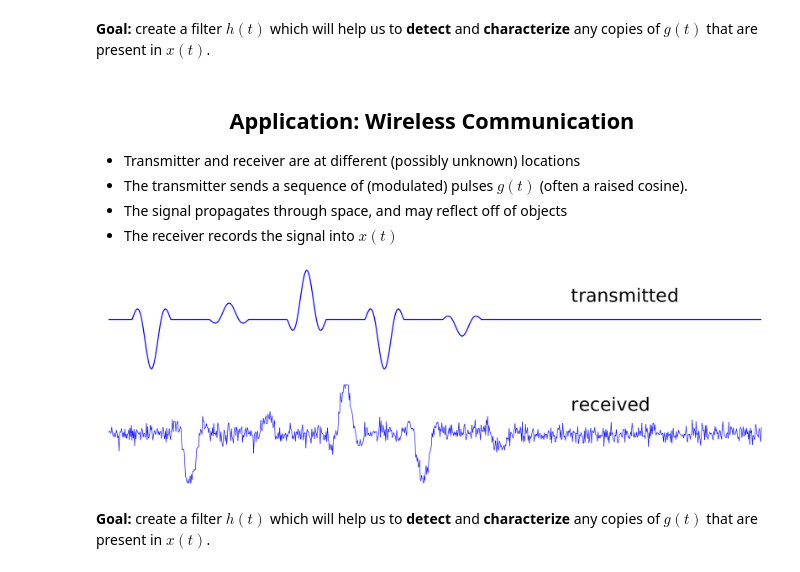
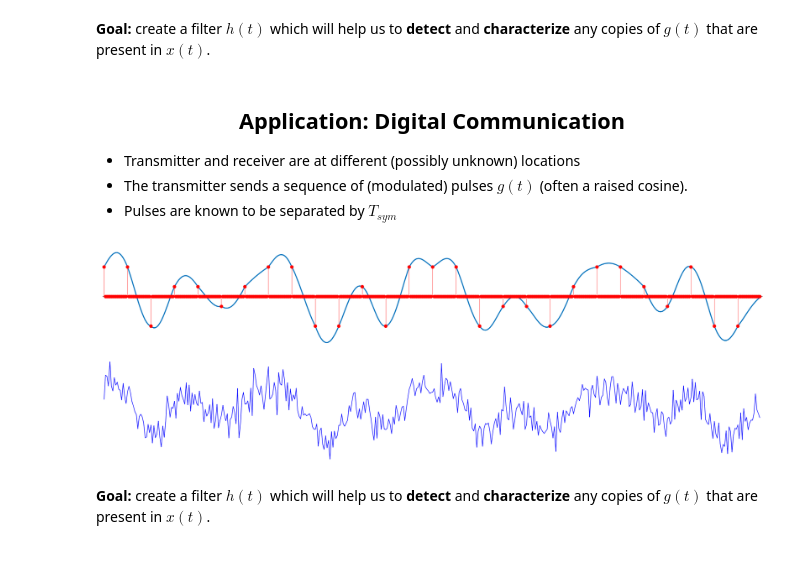
Before and after one commit to danjacobellis/EE445S-lab, a Jupyter notebook: lecture_notes/nov8.ipynb, the cells around one changed output. Drawn from its saved outputs; the diff is of its cells as text; code cells hidden in the pictures.

```diff
--- a/lecture_notes/nov8.ipynb
+++ b/lecture_notes/nov8.ipynb
@@ -108,28 +111,26 @@ text(700,1.5,'\fontsize{28} multiple reflections','interpreter','tex');
 **Goal:** create a filter $h(t)$ which will help us to **detect** and **characterize** any copies of $g(t)$ that are present in $x(t)$.
 # %% [markdown]
 <center> <h2>
-Application: Wireless Communication
+Application: Digital Communication
 </h2> </center>
 
 * Transmitter and receiver are at different (possibly unknown) locations
 * The transmitter sends a sequence of (modulated) pulses $g(t)$ (often a raised cosine).
-* The signal propagates through space, and may reflect off of objects
-* The receiver records the signal into $x(t)$
+* Pulses are known to be separated by $T_{sym}$
-# %%
-%plot -s 1800,600 -r 100
-layout(2,1);
-
-g = @(t) sinc(4*t-2) .* rect(t-0.5);
-
-x = @(t) - g(t+5) + (1/3)*g(t+3) + g(t+1) - g(t-1) - (1/3)*g(t-3);
-nexttile();
-plot(x(t),'b','linewidth',2); axis off; ylim([-1,1]);
-text(700,0.5,'\fontsize{28} transmitted','interpreter','tex');
-
-nexttile();
-plot(x(t-1) + 0.1*w(t),'b','linewidth',1); axis off; ylim([-1,1]);
-text(700,0.6,'\fontsize{28} received','interpreter','tex');
-# %% [output]
-[figure, removed]
+# %%
+%plot -s 1800,600 -r 100
+layout(2,1);
+
+serialized_data = reshape((dec2bin(uint8('meatball'))'),[28,2]);
+upsampled_data = upsample(2*bin2dec(serialized_data)-3,16);
+x = conv(upsampled_data,g,'same');
+
+nexttile();
+plot(x,'linewidth',2); hold on; stem(upsampled_data,'r.','markersize',20); axis off;
+
+nexttile();
+plot(x + 1.5*w(x)','b','linewidth',1); axis off;
+# %% [output]
+[figure, added]
 # %% [markdown]
 **Goal:** create a filter $h(t)$ which will help us to **detect** and **characterize** any copies of $g(t)$ that are present in $x(t)$.
```
Also changed, not shown: parts of 2 cells of this notebook.
